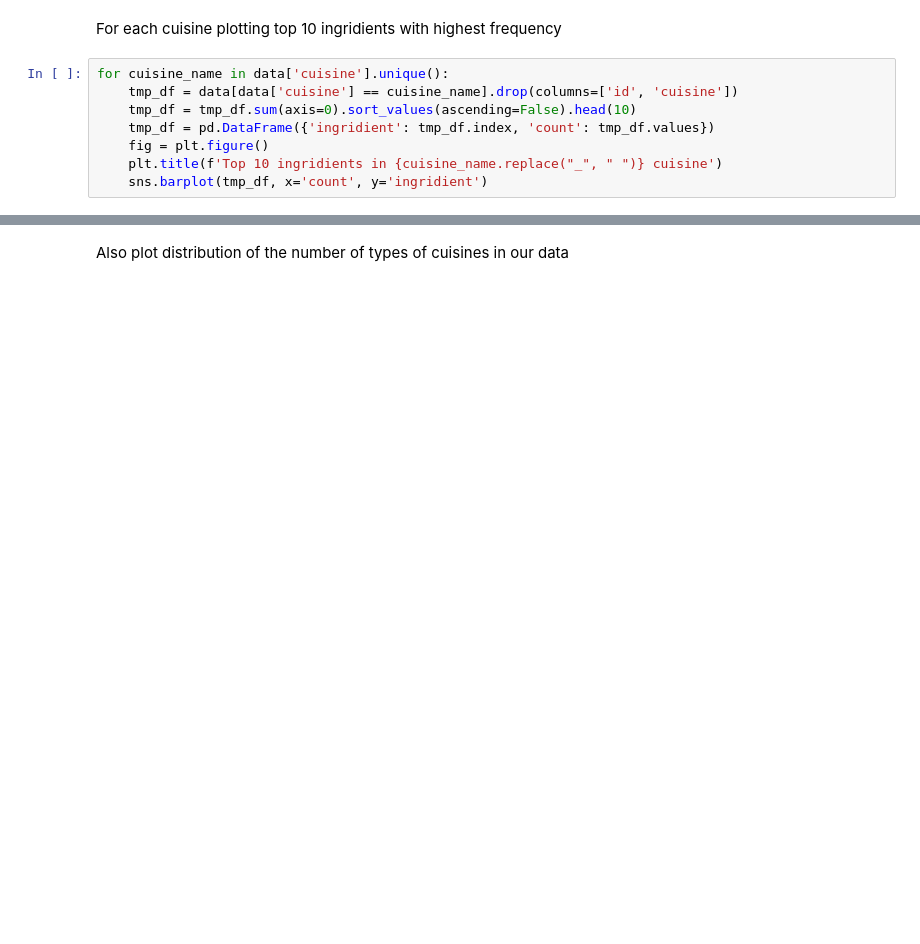
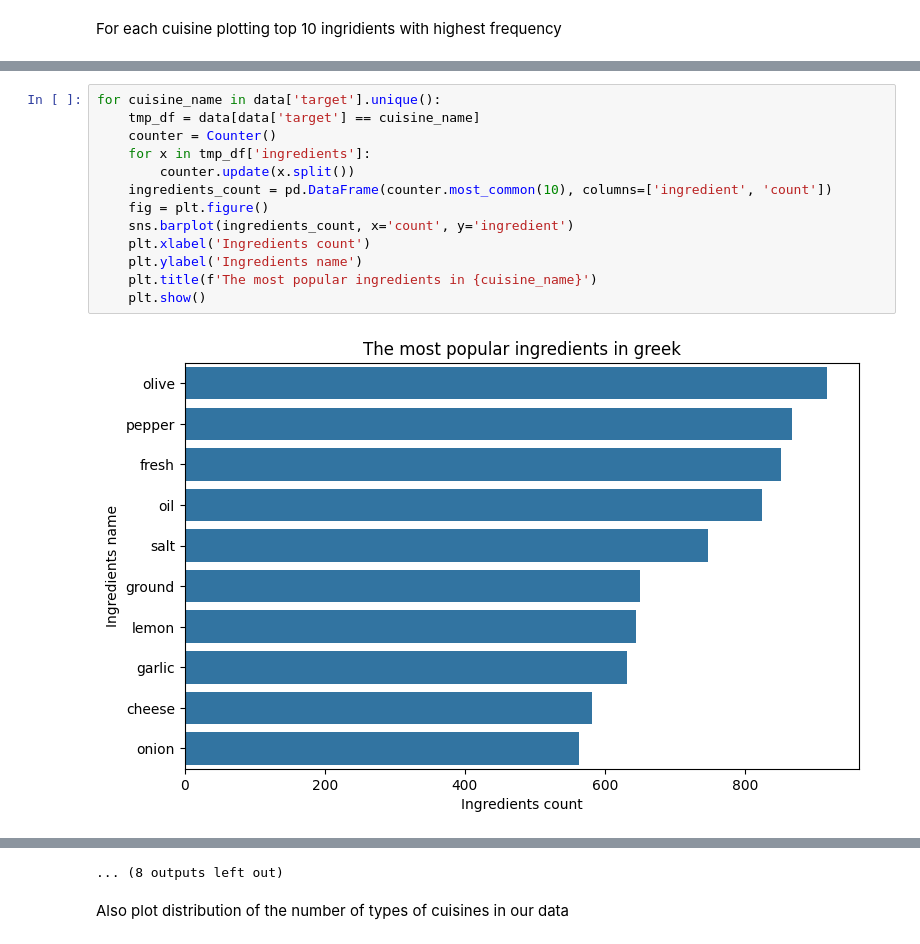
Before and after one commit to ShuvalovDR/ML_cuisine, a Jupyter notebook: Cuisine_solution.ipynb, the cells around one changed output, grey strips where cells are left out. Cells and saved outputs as stored; diff of their text form; blank space fills up the shorter version.

```diff
--- a/Cuisine_solution.ipynb
+++ b/Cuisine_solution.ipynb
@@ -98,10 +113,2 @@ data
 # %% [markdown]
 For each cuisine plotting top 10 ingridients with highest frequency
-# %%
-for cuisine_name in data['cuisine'].unique():
-    tmp_df = data[data['cuisine'] == cuisine_name].drop(columns=['id', 'cuisine'])
-    tmp_df = tmp_df.sum(axis=0).sort_values(ascending=False).head(10)
-    tmp_df = pd.DataFrame({'ingridient': tmp_df.index, 'count': tmp_df.values})
-    fig = plt.figure()
-    plt.title(f'Top 10 ingridients in {cuisine_name.replace("_", " ")} cuisine')
-    sns.barplot(tmp_df, x='count', y='ingridient')
@@ -121,0 +115,15 @@ for cuisine_name in data['cuisine'].unique():
+# %%
+for cuisine_name in data['target'].unique():
+    tmp_df = data[data['target'] == cuisine_name]
+    counter = Counter()
+    for x in tmp_df['ingredients']:
+        counter.update(x.split())
+    ingredients_count = pd.DataFrame(counter.most_common(10), columns=['ingredient', 'count'])
+    fig = plt.figure()
+    sns.barplot(ingredients_count, x='count', y='ingredient')
+    plt.xlabel('Ingredients count')
+    plt.ylabel('Ingredients name')
+    plt.title(f'The most popular ingredients in {cuisine_name}')
+    plt.show()
+# %% [output]
+[figure, added]
@@ -122,3 +141,4 @@ for cuisine_name in data['cuisine'].unique():
+... (8 outputs left out)
 # %% [markdown]
 Also plot distribution of the number of types of cuisines in our data
 # %%
```
Also changed, not shown: parts of 46 cells of this notebook, 4 other files.
